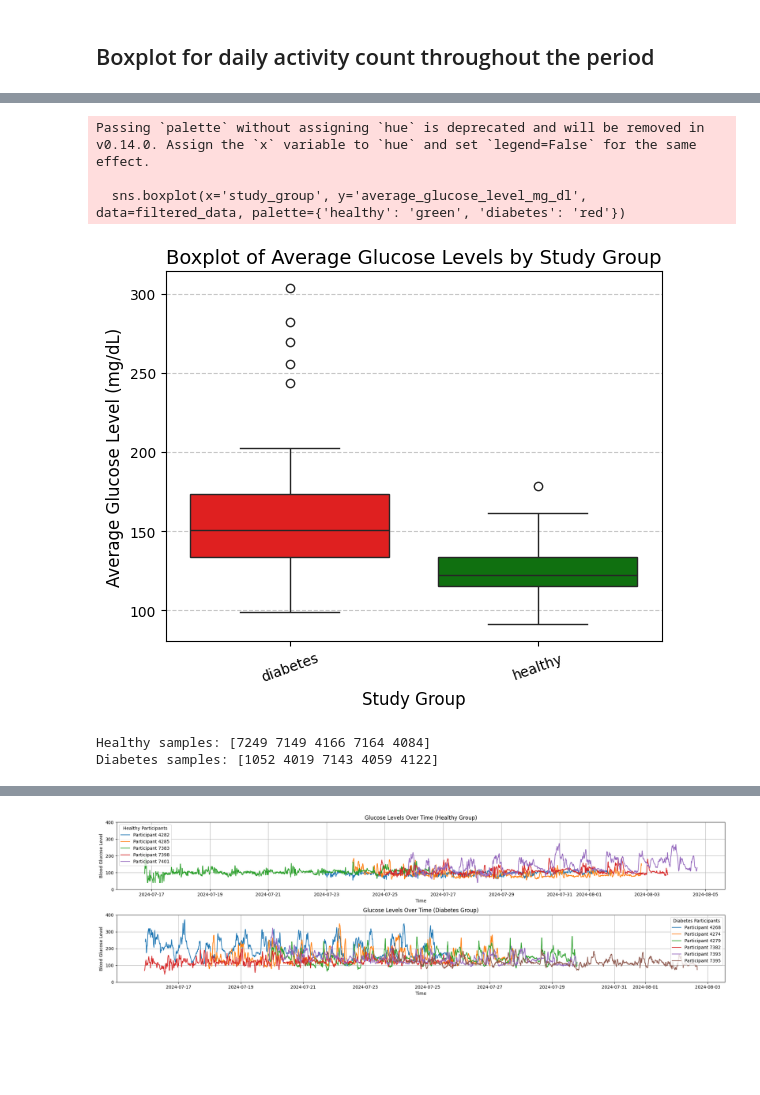
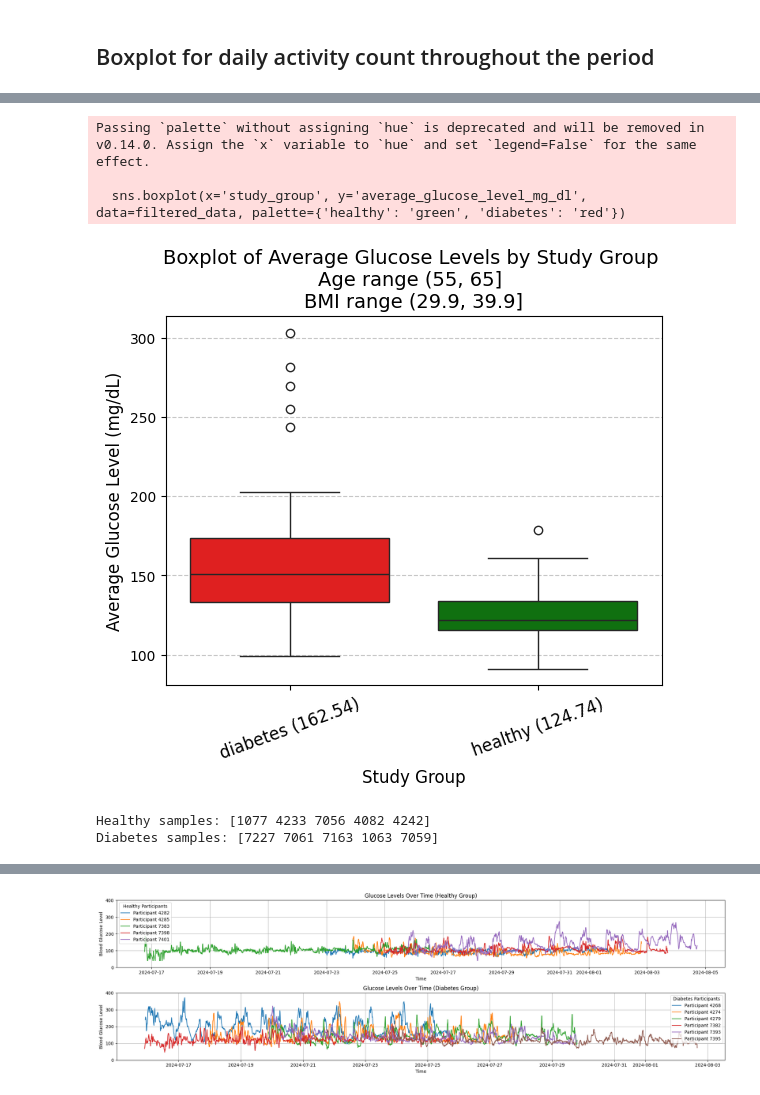
Before and after one commit to hbui138/RunningAndGlucoseTool, a Jupyter notebook: explore_cgm.ipynb, the cells around one changed output, grey strips where cells are left out. Cells and saved outputs as stored; diff of their text form; code cells hidden in the pictures; blank space fills up the shorter version.

```diff
--- a/explore_cgm.ipynb
+++ b/explore_cgm.ipynb
@@ -612,0 +679,11 @@ Passing `palette` without assigning `hue` is deprecated and will be removed in v
+# %%
+for id in merged_data['participant_id']:
+  start_time, end_time = get_start_end_time(id)
+  merged_data.loc[merged_data['participant_id'] == id, 'start_time'] = start_time
+  merged_data.loc[merged_data['participant_id'] == id, 'end_time'] = end_time
+
+merged_data.rename(columns={'study_group': 'study_group_pre'}, inplace=True)
+
+# Replace study group names
+merged_data.loc[merged_data['study_group_pre'].isin(healthy_group), 'study_group'] = 'healthy'
+merged_data.loc[merged_data['study_group_pre'].isin(diabetes_group), 'study_group'] = 'diabetes'
@@ -613,36 +692,28 @@ Passing `palette` without assigning `hue` is deprecated and will be removed in v
 # %%
 # Filter participants by age group (55-65) and same BMI from 29.9 to 39.9
 filtered_data = merged_data[(merged_data['age_group'] == pd.Interval(55, 65, closed='right')) &
-              (merged_data['bmi_group'] == pd.Interval(29.9, 39.9, closed='right'))]
+              (merged_data['bmi_group'] == pd.Interval(29.9, 39.9, closed='right'))].copy()
 
+# Save the filtered data to a CSV file
+filtered_data.to_csv('filtered_data.csv', index=False)
 
-# Merge and drop rows where 'glucose_filepath' is missing
-filtered_data = (
-    filtered_data
-    .merge(dfm, on='participant_id', how='inner')  # Keep only matching IDs
-    .dropna(subset=['glucose_filepath'])  # Remove rows with missing filepaths
-)
-
-# Select relevant columns
-filtered_data = filtered_data[['glucose_filepath', 'participant_id', 'average_glucose_level_mg_dl',
-                               'glucose_sensor_sampling_duration_days', 'age', 'BMI', 'study_group']]
-
-print(filtered_data.shape[0])
-
-# Replace study group names
-filtered_data.loc[filtered_data['study_group'].isin(healthy_group), 'study_group'] = 'healthy'
-filtered_data.loc[filtered_data['study_group'].isin(diabetes_group), 'study_group'] = 'diabetes'
-
+print(filtered_data.shape)  # Print the shape of the filtered data
 print(filtered_data.head())
 
-# Create a boxplot for glucose levels by study group
+# Create the boxplot
 sns.boxplot(x='study_group', y='average_glucose_level_mg_dl', data=filtered_data, palette={'healthy': 'green', 'diabetes': 'red'})
 
+# Calculate the average glucose level for each study group
+means = filtered_data.groupby('study_group')['average_glucose_level_mg_dl'].mean()
+
+# Update x-tick labels to include the group name and the mean
+new_labels = [f'{group} ({means[group]:.2f})' for group in means.index]
+plt.xticks(ticks=range(len(means)), labels=new_labels, rotation=20, fontsize=12)
+
 # Title and labels
-plt.title('Boxplot of Average Glucose Levels by Study Group', fontsize=14)
+plt.title('Boxplot of Average Glucose Levels by Study Group \nAge range (55, 65] \nBMI range (29.9, 39.9]', fontsize=14)
 plt.xlabel('Study Group', fontsize=12)
 plt.ylabel('Average Glucose Level (mg/dL)', fontsize=12)
-plt.xticks(rotation=20)  # Rotate labels for better readability
 plt.grid(axis='y', linestyle='--', alpha=0.7)
 
 plt.show()
@@ -677,9 +748,9 @@ print(f"Diabetes samples: {diabetes_samples_id}")
 Passing `palette` without assigning `hue` is deprecated and will be removed in v0.14.0. Assign the `x` variable to `hue` and set `legend=False` for the same effect.
 
   sns.boxplot(x='study_group', y='average_glucose_level_mg_dl', data=filtered_data, palette={'healthy': 'green', 'diabetes': 'red'})
-[figure, old version]
+[figure, new version]
-Healthy samples: [7249 7149 4166 7164 4084]
-Diabetes samples: [1052 4019 7143 4059 4122]
+Healthy samples: [1077 4233 7056 4082 4242]
+Diabetes samples: [7227 7061 7163 1063 7059]
 # %%
 # Global list to store all (start, end) times
 def process_cgm_data(sample_id):
```
Also changed, not shown: parts of 36 cells of this notebook, 1 other file.
